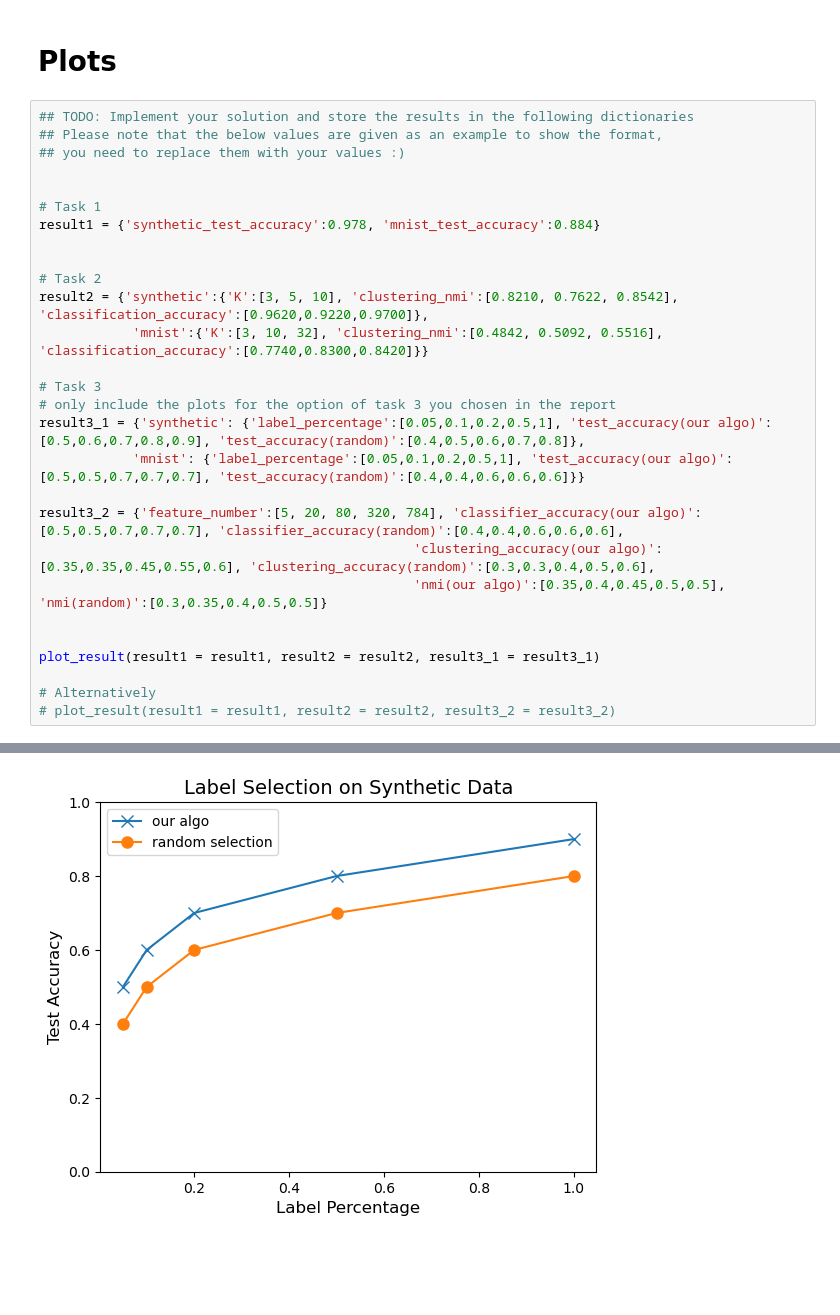
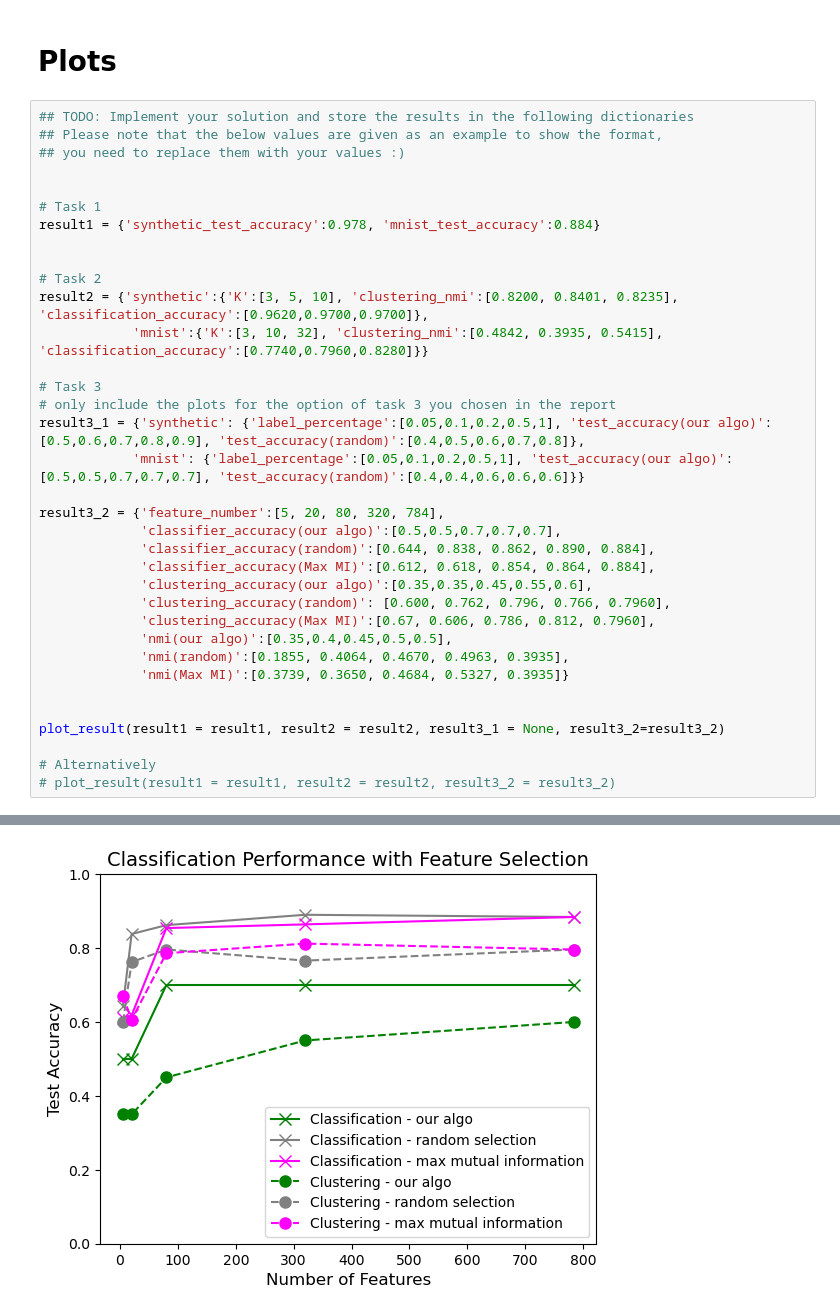
Before and after one commit to tracychiayu/236A-project, a Jupyter notebook: ECE236A_Project_Demo.ipynb, the cells around one changed output, grey strips where cells are left out. Cells and saved outputs as stored; diff of their text form; blank space fills up the shorter version.

Commit message:
task3-2: random + reference method

```diff
--- a/ECE236A_Project_Demo.ipynb
+++ b/ECE236A_Project_Demo.ipynb
@@ -228,20 +317,27 @@ result1 = {'synthetic_test_accuracy':0.978, 'mnist_test_accuracy':0.884}
 
 
 # Task 2
-result2 = {'synthetic':{'K':[3, 5, 10], 'clustering_nmi':[0.8210, 0.7622, 0.8542], 'classification_accuracy':[0.9620,0.9220,0.9700]},
-            'mnist':{'K':[3, 10, 32], 'clustering_nmi':[0.4842, 0.5092, 0.5516], 'classification_accuracy':[0.7740,0.8300,0.8420]}}
+result2 = {'synthetic':{'K':[3, 5, 10], 'clustering_nmi':[0.8200, 0.8401, 0.8235], 'classification_accuracy':[0.9620,0.9700,0.9700]},
+            'mnist':{'K':[3, 10, 32], 'clustering_nmi':[0.4842, 0.3935, 0.5415], 'classification_accuracy':[0.7740,0.7960,0.8280]}}
 
 # Task 3
 # only include the plots for the option of task 3 you chosen in the report
 result3_1 = {'synthetic': {'label_percentage':[0.05,0.1,0.2,0.5,1], 'test_accuracy(our algo)':[0.5,0.6,0.7,0.8,0.9], 'test_accuracy(random)':[0.4,0.5,0.6,0.7,0.8]},
             'mnist': {'label_percentage':[0.05,0.1,0.2,0.5,1], 'test_accuracy(our algo)':[0.5,0.5,0.7,0.7,0.7], 'test_accuracy(random)':[0.4,0.4,0.6,0.6,0.6]}}
 
-result3_2 = {'feature_number':[5, 20, 80, 320, 784], 'classifier_accuracy(our algo)':[0.5,0.5,0.7,0.7,0.7], 'classifier_accuracy(random)':[0.4,0.4,0.6,0.6,0.6],
-                                                'clustering_accuracy(our algo)':[0.35,0.35,0.45,0.55,0.6], 'clustering_accuracy(random)':[0.3,0.3,0.4,0.5,0.6],
-                                                'nmi(our algo)':[0.35,0.4,0.45,0.5,0.5], 'nmi(random)':[0.3,0.35,0.4,0.5,0.5]}
+result3_2 = {'feature_number':[5, 20, 80, 320, 784],
+             'classifier_accuracy(our algo)':[0.5,0.5,0.7,0.7,0.7],
+             'classifier_accuracy(random)':[0.644, 0.838, 0.862, 0.890, 0.884],
+             'classifier_accuracy(Max MI)':[0.612, 0.618, 0.854, 0.864, 0.884],
+             'clustering_accuracy(our algo)':[0.35,0.35,0.45,0.55,0.6],
+             'clustering_accuracy(random)': [0.600, 0.762, 0.796, 0.766, 0.7960],
+             'clustering_accuracy(Max MI)':[0.67, 0.606, 0.786, 0.812, 0.7960],
+             'nmi(our algo)':[0.35,0.4,0.45,0.5,0.5],
+             'nmi(random)':[0.1855, 0.4064, 0.4670, 0.4963, 0.3935],
+             'nmi(Max MI)':[0.3739, 0.3650, 0.4684, 0.5327, 0.3935]}
 
 
-plot_result(result1 = result1, result2 = result2, result3_1 = result3_1)
+plot_result(result1 = result1, result2 = result2, result3_1 = None, result3_2=result3_2)
 
 # Alternatively
 # plot_result(result1 = result1, result2 = result2, result3_2 = result3_2)
@@ -251 +347 @@ plot_result(result1 = result1, result2 = result2, result3_1 = result3_1)
-[figure, old version]
+[figure, new version]
```
Also changed, not shown: parts of 7 cells of this notebook, 2 other files.
